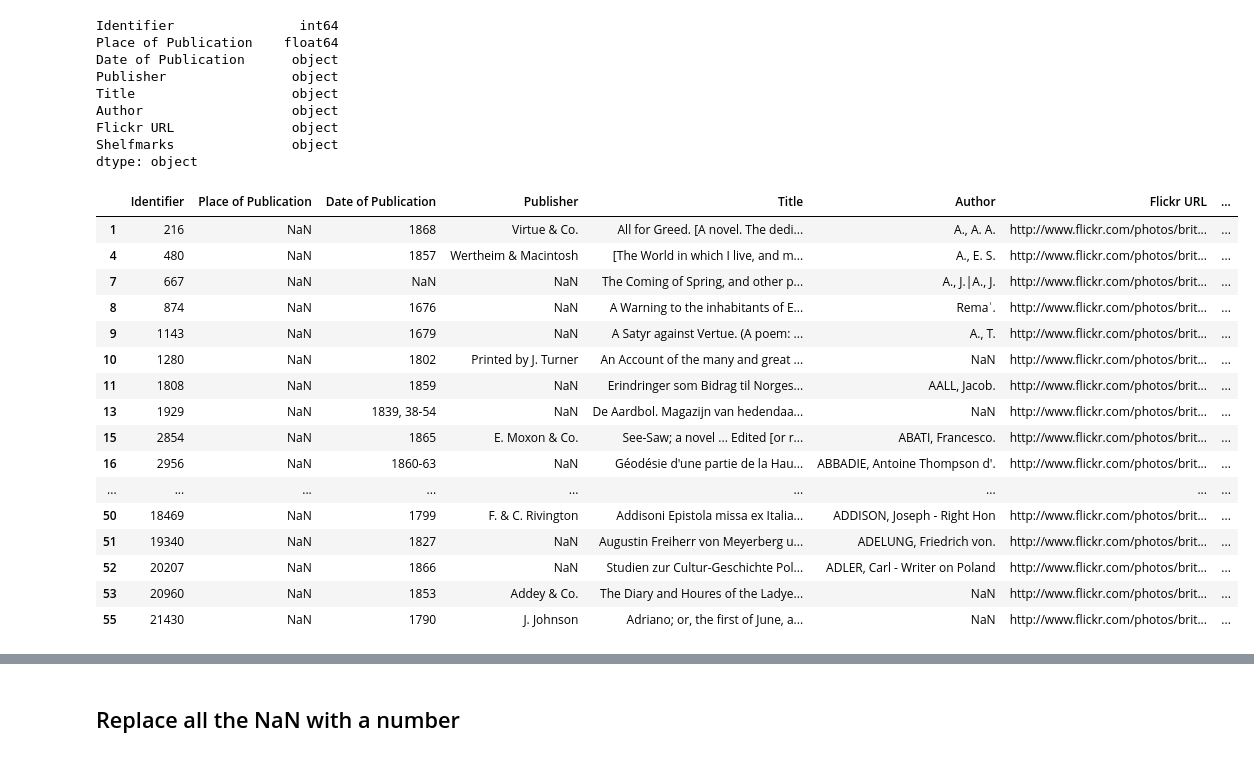
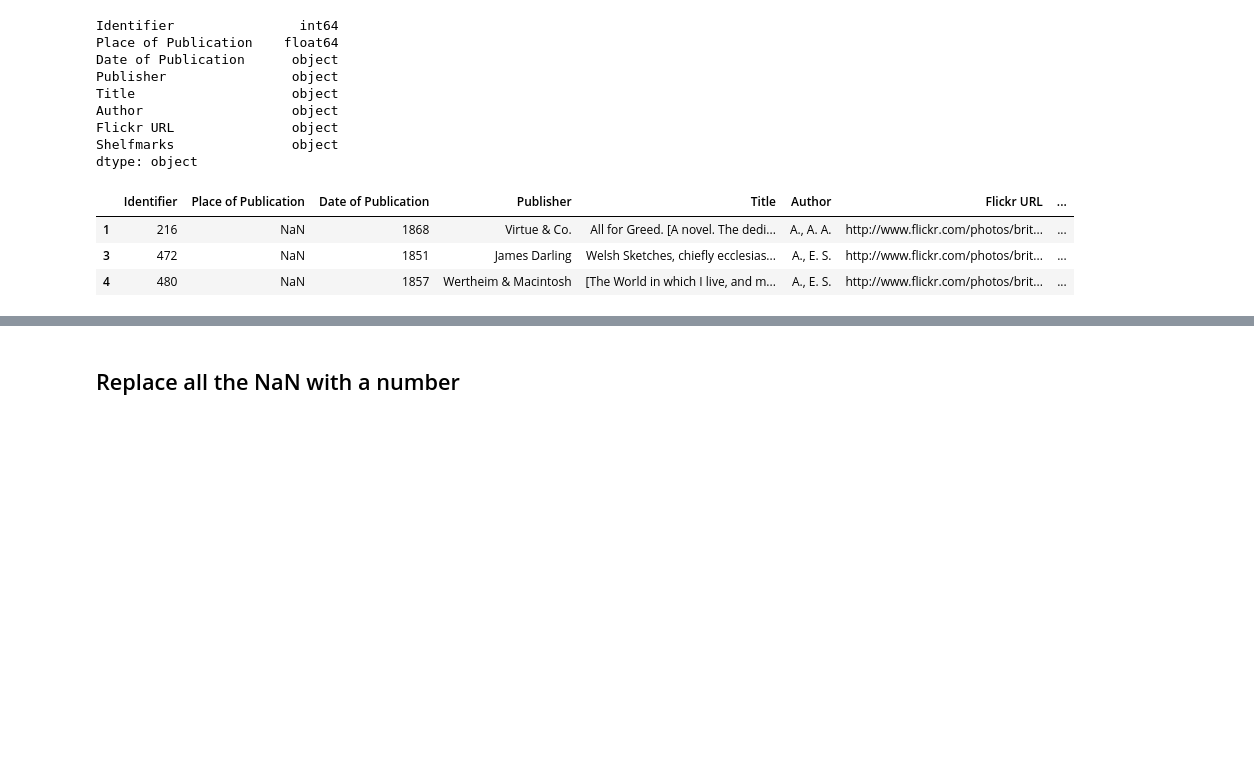
Before and after one commit to stevennhww/data-cleaning, a Jupyter notebook: data_cleaning_01.ipynb, the cells around one changed output, grey strips where cells are left out. Cells and saved outputs as stored; diff of their text form; code cells hidden in the pictures; blank space fills up the shorter version.

```diff
--- a/data_cleaning_01.ipynb
+++ b/data_cleaning_01.ipynb
@@ -62,10 +87,10 @@ df1.head()
 ## Drop some columns based on specific conditions
 # %%
 ## changing the data type
-df2['Place of Publication'] = pd.to_numeric(df2['Place of Publication'],
+df1['Place of Publication'] = pd.to_numeric(df1['Place of Publication'],
                                             errors='coerce', downcast='integer')
 
-print(df2.dtypes)
+print(df1.dtypes)
 # %% [output]
 Identifier                int64
 Place of Publication    float64
@@ -77,27 +102,14 @@ Flickr URL               object
 Shelfmarks               object
 dtype: object
 # %%
-indices_to_drop = df2[df2['Date of Publication'] >= '1869'].index
+indices_to_drop = df1[df1['Date of Publication'] >= '1869'].index
 
-df2.drop(index = indices_to_drop, inplace = True)
+df1.drop(index = indices_to_drop, inplace = True)
 
-df2.head(30)
+df1.head(3)
 # %% [output]
 |  | Identifier | Place of Publication | Date of Publication | Publisher | Title | Author | Flickr URL | ... |
 | 1 | 216 | NaN | 1868 | Virtue & Co. | All for Greed. [A novel. The dedi... | A., A. A. | http://www.flickr.com/photos/brit... | ... |
+| 3 | 472 | NaN | 1851 | James Darling | Welsh Sketches, chiefly ecclesias... | A., E. S. | http://www.flickr.com/photos/brit... | ... |
 | 4 | 480 | NaN | 1857 | Wertheim & Macintosh | [The World in which I live, and m... | A., E. S. | http://www.flickr.com/photos/brit... | ... |
-| 7 | 667 | NaN | NaN | NaN | The Coming of Spring, and other p... | A., J.|A., J. | http://www.flickr.com/photos/brit... | ... |
-| 8 | 874 | NaN | 1676 | NaN | A Warning to the inhabitants of E... | Remaʿ. | http://www.flickr.com/photos/brit... | ... |
-| 9 | 1143 | NaN | 1679 | NaN | A Satyr against Vertue. (A poem: ... | A., T. | http://www.flickr.com/photos/brit... | ... |
-| 10 | 1280 | NaN | 1802 | Printed by J. Turner | An Account of the many and great ... | NaN | http://www.flickr.com/photos/brit... | ... |
-| 11 | 1808 | NaN | 1859 | NaN | Erindringer som Bidrag til Norges... | AALL, Jacob. | http://www.flickr.com/photos/brit... | ... |
-| 13 | 1929 | NaN | 1839, 38-54 | NaN | De Aardbol. Magazijn van hedendaa... | NaN | http://www.flickr.com/photos/brit... | ... |
-| 15 | 2854 | NaN | 1865 | E. Moxon & Co. | See-Saw; a novel ... Edited [or r... | ABATI, Francesco. | http://www.flickr.com/photos/brit... | ... |
-| 16 | 2956 | NaN | 1860-63 | NaN | Géodésie d'une partie de la Hau... | ABBADIE, Antoine Thompson d'. | http://www.flickr.com/photos/brit... | ... |
-| ... | ... | ... | ... | ... | ... | ... | ... | ... |
-| 50 | 18469 | NaN | 1799 | F. & C. Rivington | Addisoni Epistola missa ex Italia... | ADDISON, Joseph - Right Hon | http://www.flickr.com/photos/brit... | ... |
-| 51 | 19340 | NaN | 1827 | NaN | Augustin Freiherr von Meyerberg u... | ADELUNG, Friedrich von. | http://www.flickr.com/photos/brit... | ... |
-| 52 | 20207 | NaN | 1866 | NaN | Studien zur Cultur-Geschichte Pol... | ADLER, Carl - Writer on Poland | http://www.flickr.com/photos/brit... | ... |
-| 53 | 20960 | NaN | 1853 | Addey & Co. | The Diary and Houres of the Ladye... | NaN | http://www.flickr.com/photos/brit... | ... |
-| 55 | 21430 | NaN | 1790 | J. Johnson | Adriano; or, the first of June, a... | NaN | http://www.flickr.com/photos/brit... | ... |
 # %%
```
Also changed, not shown: parts of 16 cells of this notebook.
